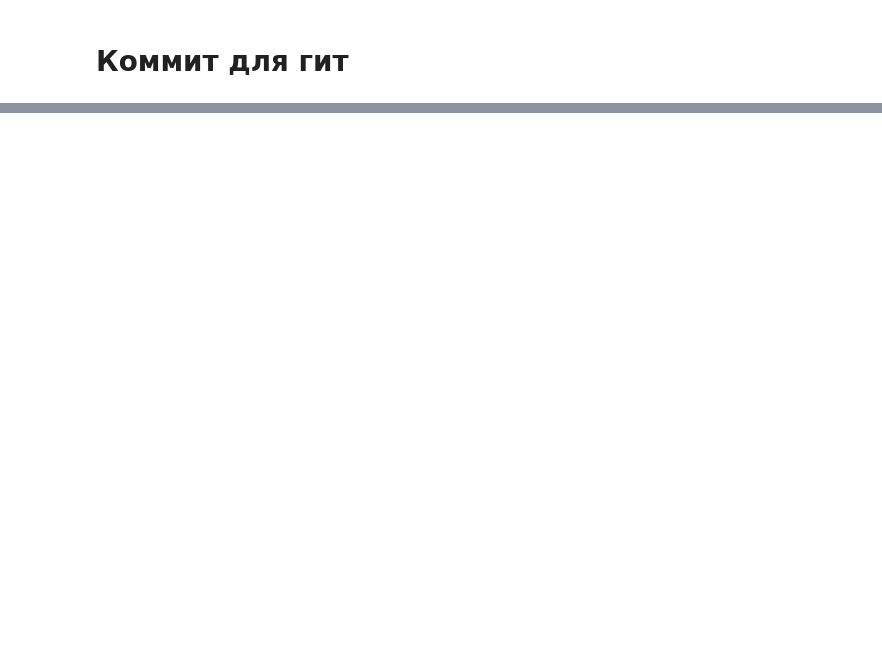
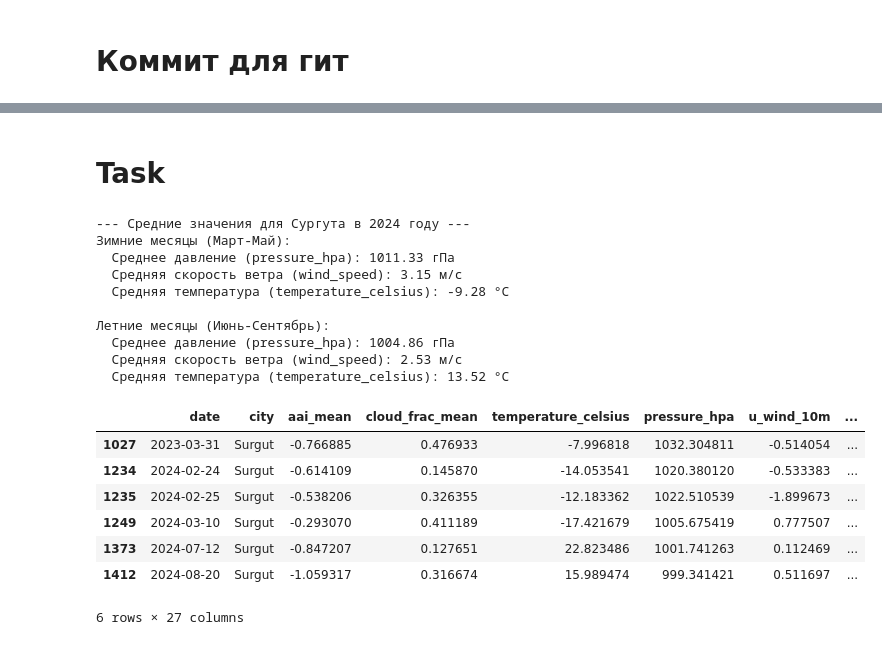
Before and after one commit to kirichich1/no2_prediction_pipeline, a Jupyter notebook: notebooks/RandomForestRegressor_Surgut_AAI_and_lag.ipynb, the cells around one changed output, grey strips where cells are left out. Cells and saved outputs as stored; diff of their text form; code cells hidden in the pictures; blank space fills up the shorter version.

```diff
--- a/notebooks/RandomForestRegressor_Surgut_AAI_and_lag.ipynb
+++ b/notebooks/RandomForestRegressor_Surgut_AAI_and_lag.ipynb
@@ -344,0 +313,54 @@ To https://github.com/kirichich1/no2_prediction_pipeline.git
+# %% [markdown]
+# Task
+# %%
+# Фильтруем данные за 2024 год
+df_2024 = df_processed[df_processed['year'] == 2024]
+
+# Определяем зимние месяцы (март, апрель, май)
+winter_months = [3, 4]
+df_2024_winter = df_2024[df_2024['month'].isin(winter_months)]
+
+# Определяем летние месяцы (июнь, июль, август, сентябрь)
+summer_months = [5, 6, 7, 8, 9]
+df_2024_summer = df_2024[df_2024['month'].isin(summer_months)]
+
+# Вычисляем средние значения для зимних месяцев
+avg_winter_pressure = df_2024_winter['pressure_hpa'].mean()
+avg_winter_wind_speed = df_2024_winter['wind_speed'].mean()
+avg_winter_temperature = df_2024_winter['temperature_celsius'].mean()
+
+# Вычисляем средние значения для летних месяцев
+avg_summer_pressure = df_2024_summer['pressure_hpa'].mean()
+avg_summer_wind_speed = df_2024_summer['wind_speed'].mean()
+avg_summer_temperature = df_2024_summer['temperature_celsius'].mean()
+
+print("--- Средние значения для Сургута в 2024 году ---")
+print("Зимние месяцы (Март-Май):")
+print(f"  Среднее давление (pressure_hpa): {avg_winter_pressure:.2f} гПа")
+print(f"  Средняя скорость ветра (wind_speed): {avg_winter_wind_speed:.2f} м/с")
+print(f"  Средняя температура (temperature_celsius): {avg_winter_temperature:.2f} °C")
+print("\nЛетние месяцы (Июнь-Сентябрь):")
+print(f"  Среднее давление (pressure_hpa): {avg_summer_pressure:.2f} гПа")
+print(f"  Средняя скорость ветра (wind_speed): {avg_summer_wind_speed:.2f} м/с")
+print(f"  Средняя температура (temperature_celsius): {avg_summer_temperature:.2f} °C")
+
+df_processed[df_processed['no2_umol_m2'] > 100]
+# %% [output]
+--- Средние значения для Сургута в 2024 году ---
+Зимние месяцы (Март-Май):
+  Среднее давление (pressure_hpa): 1011.33 гПа
+  Средняя скорость ветра (wind_speed): 3.15 м/с
+  Средняя температура (temperature_celsius): -9.28 °C
+
+Летние месяцы (Июнь-Сентябрь):
+  Среднее давление (pressure_hpa): 1004.86 гПа
+  Средняя скорость ветра (wind_speed): 2.53 м/с
+  Средняя температура (temperature_celsius): 13.52 °C
+|  | date | city | aai_mean | cloud_frac_mean | temperature_celsius | pressure_hpa | u_wind_10m | ... |
+| 1027 | 2023-03-31 | Surgut | -0.766885 | 0.476933 | -7.996818 | 1032.304811 | -0.514054 | ... |
+| 1234 | 2024-02-24 | Surgut | -0.614109 | 0.145870 | -14.053541 | 1020.380120 | -0.533383 | ... |
+| 1235 | 2024-02-25 | Surgut | -0.538206 | 0.326355 | -12.183362 | 1022.510539 | -1.899673 | ... |
+| 1249 | 2024-03-10 | Surgut | -0.293070 | 0.411189 | -17.421679 | 1005.675419 | 0.777507 | ... |
+| 1373 | 2024-07-12 | Surgut | -0.847207 | 0.127651 | 22.823486 | 1001.741263 | 0.112469 | ... |
+| 1412 | 2024-08-20 | Surgut | -1.059317 | 0.316674 | 15.989474 | 999.341421 | 0.511697 | ... |
+6 rows × 27 columns
```
Also changed, not shown: parts of 5 cells of this notebook.
